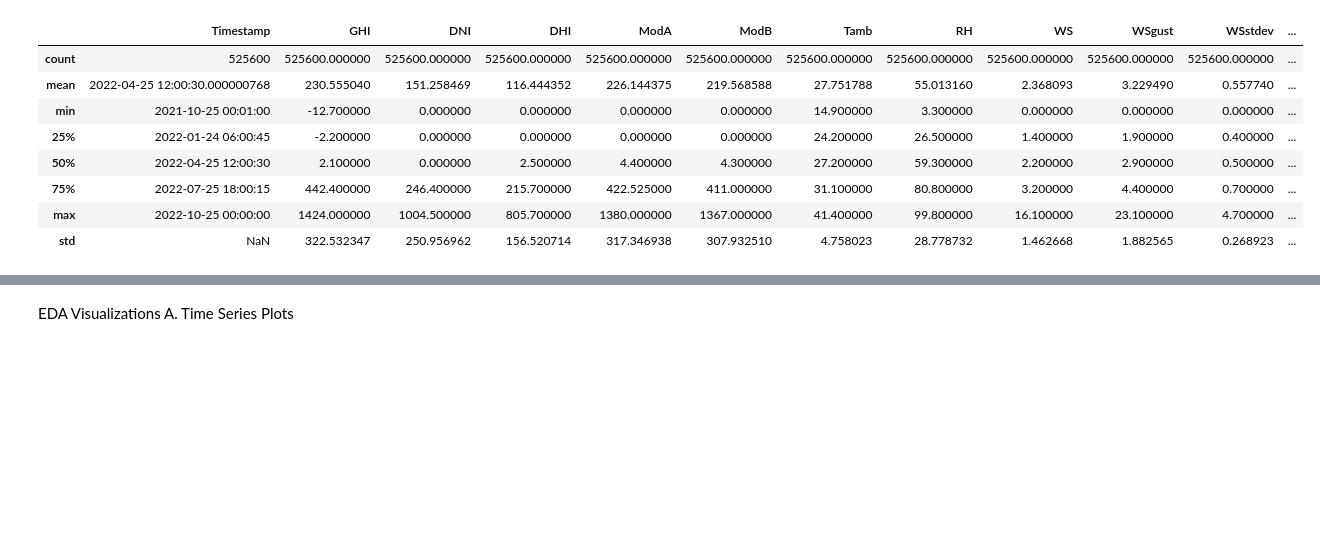
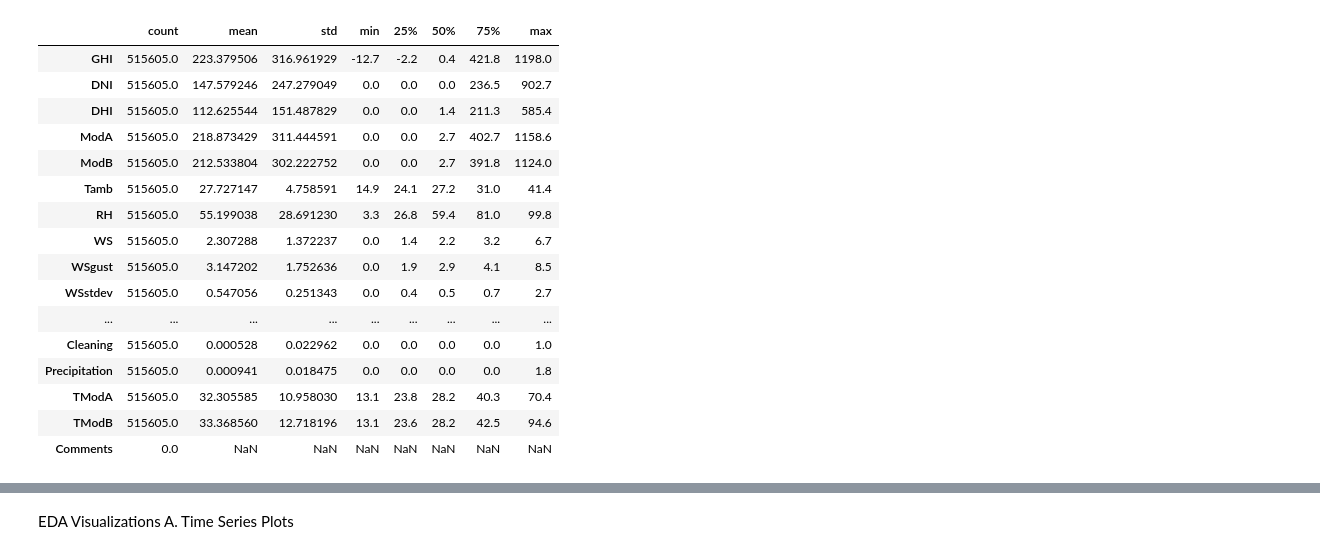
Before and after one commit to kalkidanzabreham/solar-challenge-week0, a Jupyter notebook: notebooks/togo_eda.ipynb, the cells around one changed output, grey strips where cells are left out. Cells and saved outputs as stored; diff of their text form; code cells hidden in the pictures; blank space fills up the shorter version.

Commit message:
refactor: improve modularity by using data loader and  cleaning modules

```diff
--- a/notebooks/togo_eda.ipynb
+++ b/notebooks/togo_eda.ipynb
@@ -1,24 +1,62 @@
 # %%
-# togo_eda.ipynb
+
+import sys
+sys.path.append("..")
+
+from src.data_loader import load_data
+from src.data_cleaning import clean_data
 
 import pandas as pd
-import numpy as np
 import matplotlib.pyplot as plt
 import seaborn as sns
-from scipy import stats
 
-# Read data
-df = pd.read_csv("../data/togo_dapaong_qc.csv", parse_dates=["Timestamp"])
+# --- 1. Load Data ---
+file_path = "../data/togo_dapaong_qc.csv"
+df = load_data(file_path)
+
+print(f"✅ Data loaded: {df.shape[0]} rows × {df.shape[1]} columns")
 
 # Preview
 display(df.head())
 display(df.info())
 
-# Summary statistics
-display(df.describe())
+# --- 2. Data Cleaning ---
+clean_df = clean_data(df)
 
-# Missing values
-missing_report = df.isna().sum().to_frame("missing_count")
-missing_report["missing_%"] = (missing_report["missing_count"] / len(df)) * 100
-display(missing_report[missing_report["missing_%"] > 5])
+print(f"✅ Cleaning complete: {clean_df.shape[0]} rows × {clean_df.shape[1]} columns")
+
+# --- 3. Summary Statistics ---
+display(clean_df.describe().T)
+
+# --- 4. Missing Values Report ---
+missing_report = clean_df.isna().sum().to_frame("missing_count")
+missing_report["missing_%"] = (missing_report["missing_count"] / len(clean_df)) * 100
+display(missing_report[missing_report["missing_%"] > 0])
+
+# --- 5. Correlation Heatmap ---
+# Adjusted version to avoid overlapping labels
+plt.figure(figsize=(10, 8))
+corr = clean_df.corr(numeric_only=True)
+
+sns.heatmap(
+    corr,
+    annot=True,
+    fmt=".2f",
+    cmap="YlGnBu",
+    annot_kws={"size": 8},
+    cbar_kws={'shrink': 0.8}
+)
+
+plt.title("Correlation Heatmap - Togo", fontsize=14, pad=20)
+plt.xticks(rotation=45, ha='right', fontsize=9)
+plt.yticks(fontsize=9)
+plt.tight_layout()
+plt.show()
+
+
+# --- 6. Save Cleaned Data ---
+output_path = "../data/cleaned/togo_clean.csv"
+clean_df.to_csv(output_path, index=False)
+
+print(f"💾 Cleaned dataset saved to: {output_path}")
 # %% [output]
@@ -49,10 +90,18 @@ None
-|  | Timestamp | GHI | DNI | DHI | ModA | ModB | Tamb | RH | WS | WSgust | WSstdev | ... |
-| count | 525600 | 525600.000000 | 525600.000000 | 525600.000000 | 525600.000000 | 525600.000000 | 525600.000000 | 525600.000000 | 525600.000000 | 525600.000000 | 525600.000000 | ... |
-| mean | 2022-04-25 12:00:30.000000768 | 230.555040 | 151.258469 | 116.444352 | 226.144375 | 219.568588 | 27.751788 | 55.013160 | 2.368093 | 3.229490 | 0.557740 | ... |
-| min | 2021-10-25 00:01:00 | -12.700000 | 0.000000 | 0.000000 | 0.000000 | 0.000000 | 14.900000 | 3.300000 | 0.000000 | 0.000000 | 0.000000 | ... |
-| 25% | 2022-01-24 06:00:45 | -2.200000 | 0.000000 | 0.000000 | 0.000000 | 0.000000 | 24.200000 | 26.500000 | 1.400000 | 1.900000 | 0.400000 | ... |
-| 50% | 2022-04-25 12:00:30 | 2.100000 | 0.000000 | 2.500000 | 4.400000 | 4.300000 | 27.200000 | 59.300000 | 2.200000 | 2.900000 | 0.500000 | ... |
-| 75% | 2022-07-25 18:00:15 | 442.400000 | 246.400000 | 215.700000 | 422.525000 | 411.000000 | 31.100000 | 80.800000 | 3.200000 | 4.400000 | 0.700000 | ... |
-| max | 2022-10-25 00:00:00 | 1424.000000 | 1004.500000 | 805.700000 | 1380.000000 | 1367.000000 | 41.400000 | 99.800000 | 16.100000 | 23.100000 | 4.700000 | ... |
-| std | NaN | 322.532347 | 250.956962 | 156.520714 | 317.346938 | 307.932510 | 4.758023 | 28.778732 | 1.462668 | 1.882565 | 0.268923 | ... |
+|  | count | mean | std | min | 25% | 50% | 75% | max |
+| GHI | 515605.0 | 223.379506 | 316.961929 | -12.7 | -2.2 | 0.4 | 421.8 | 1198.0 |
+| DNI | 515605.0 | 147.579246 | 247.279049 | 0.0 | 0.0 | 0.0 | 236.5 | 902.7 |
+| DHI | 515605.0 | 112.625544 | 151.487829 | 0.0 | 0.0 | 1.4 | 211.3 | 585.4 |
+| ModA | 515605.0 | 218.873429 | 311.444591 | 0.0 | 0.0 | 2.7 | 402.7 | 1158.6 |
+| ModB | 515605.0 | 212.533804 | 302.222752 | 0.0 | 0.0 | 2.7 | 391.8 | 1124.0 |
+| Tamb | 515605.0 | 27.727147 | 4.758591 | 14.9 | 24.1 | 27.2 | 31.0 | 41.4 |
+| RH | 515605.0 | 55.199038 | 28.691230 | 3.3 | 26.8 | 59.4 | 81.0 | 99.8 |
+| WS | 515605.0 | 2.307288 | 1.372237 | 0.0 | 1.4 | 2.2 | 3.2 | 6.7 |
+| WSgust | 515605.0 | 3.147202 | 1.752636 | 0.0 | 1.9 | 2.9 | 4.1 | 8.5 |
+| WSstdev | 515605.0 | 0.547056 | 0.251343 | 0.0 | 0.4 | 0.5 | 0.7 | 2.7 |
+| ... | ... | ... | ... | ... | ... | ... | ... | ... |
+| Cleaning | 515605.0 | 0.000528 | 0.022962 | 0.0 | 0.0 | 0.0 | 0.0 | 1.0 |
+| Precipitation | 515605.0 | 0.000941 | 0.018475 | 0.0 | 0.0 | 0.0 | 0.0 | 1.8 |
+| TModA | 515605.0 | 32.305585 | 10.958030 | 13.1 | 23.8 | 28.2 | 40.3 | 70.4 |
+| TModB | 515605.0 | 33.368560 | 12.718196 | 13.1 | 23.6 | 28.2 | 42.5 | 94.6 |
+| Comments | 0.0 | NaN | NaN | NaN | NaN | NaN | NaN | NaN |
 |  | missing_count | missing_% |
```
Also changed, not shown: parts of 8 cells of this notebook.
